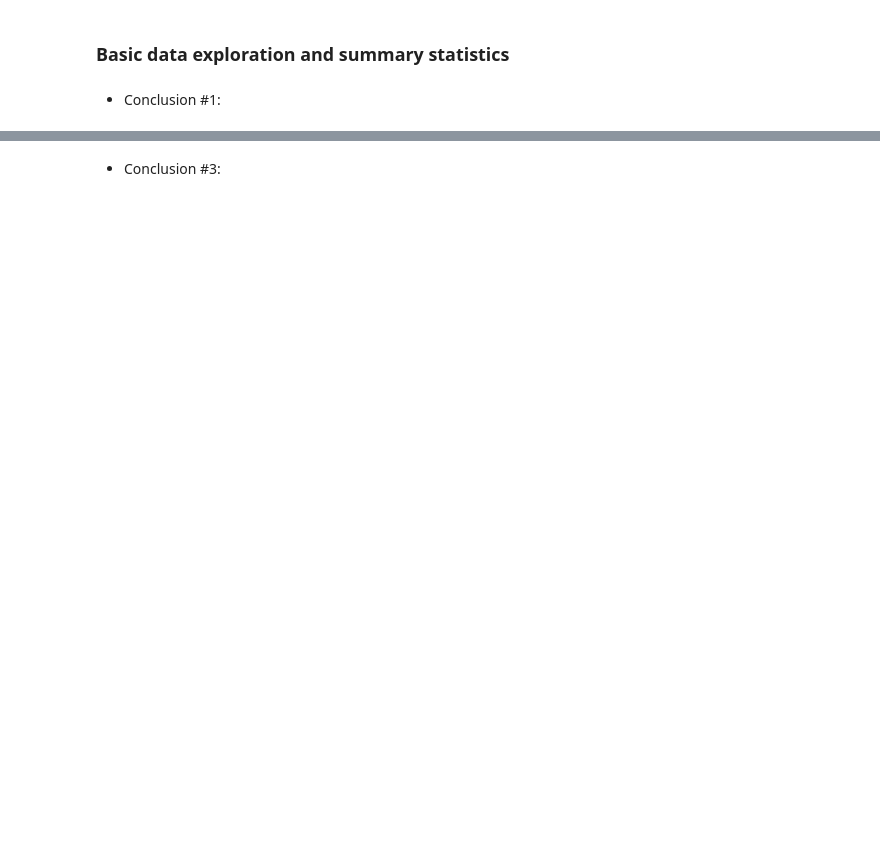
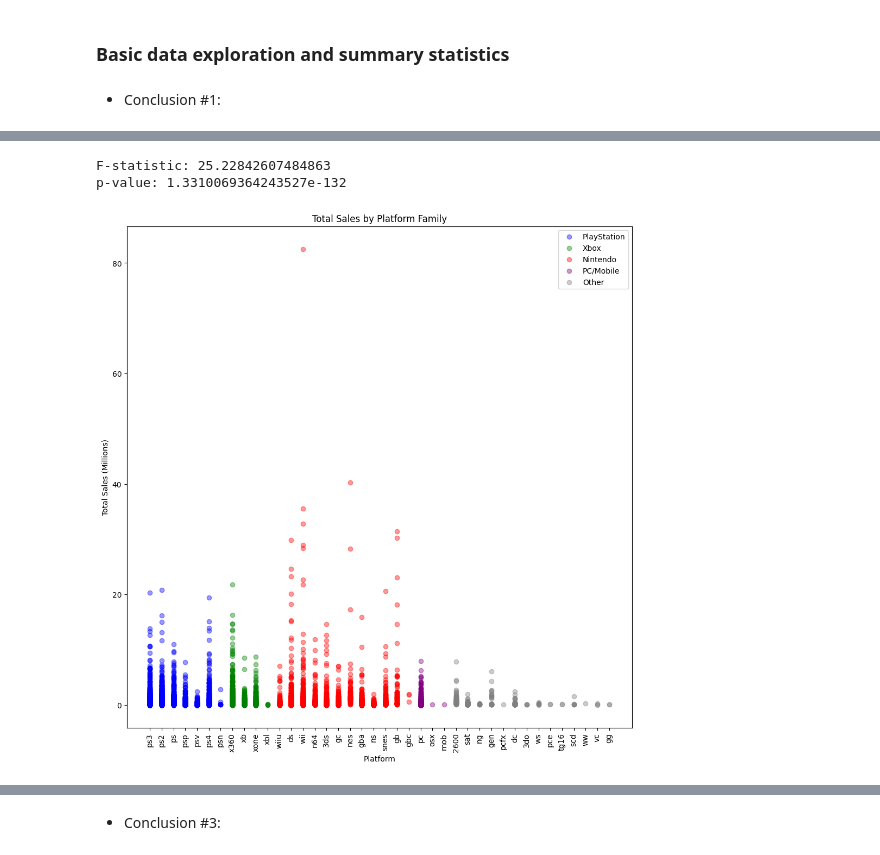
Before and after one commit to JericoJr/CMSC320_Final_Project, a Jupyter notebook: CMSC320_FinalProject_Checkpoint2.ipynb, the cells around one changed output, grey strips where cells are left out. Drawn from its saved outputs; the diff is of its cells as text; code cells hidden in the pictures; blank space fills up the shorter version.

```diff
--- a/CMSC320_FinalProject_Checkpoint2.ipynb
+++ b/CMSC320_FinalProject_Checkpoint2.ipynb
@@ -413,0 +455,79 @@ dtype: int64
+# %%
+from scipy.stats import f_oneway
+
+groups = []
+
+# loop through each platform group
+for name, group in df.groupby("platform"):
+    # keep only platforms with enough data points for reliable testing
+    if len(group) >= 5:
+        groups.append(group["total_sales"].values)
+
+# perform one-way ANOVA across platform groups
+f_stat, p_val = f_oneway(*groups)
+
+# strength of differences between group means
+print("F-statistic:", f_stat)
+
+# significance of those differences
+print("p-value:", p_val)
+# %% [output]
+F-statistic: 25.22842607484863
+p-value: 1.3310069364243527e-132
+# %%
+import matplotlib.pyplot as plt
+
+# function that groups each platform into a broader console family category
+def get_family(platform):
+    ps = ["ps", "ps2", "ps3", "ps4", "psp", "psv", "psn"]
+    xbox = ["xb", "x360", "xone", "xbl"]
+    nintendo = ["nes", "snes", "n64", "gc", "wii", "wiiu", "ds", "3ds", "gb", "gba", "gbc", "ns"]
+    pc = ["pc", "osx", "linux", "mob"]
+
+    if platform in ps:
+        return "PlayStation"
+    elif platform in xbox:
+        return "Xbox"
+    elif platform in nintendo:
+        return "Nintendo"
+    elif platform in pc:
+        return "PC/Mobile"
+    else:
+        return "Other"
+
+# dictionary mapping each platform family to a plot color
+family_colors = {
+    "PlayStation": "blue",
+    "Xbox": "green",
+    "Nintendo": "red",
+    "PC/Mobile": "purple",
+    "Other": "gray"
+}
+
+# create a new column that assigns each platform to its family category
+df["family"] = df["platform"].apply(get_family)
+
+# recreate color mapping for plotting (redundant but used for visualization)
+family_colors = {
+    "PlayStation": "blue",
+    "Xbox": "green",
+    "Nintendo": "red",
+    "PC/Mobile": "purple",
+    "Other": "gray"
+}
+
+plt.figure(figsize=(12,12))
+
+for family, color in family_colors.items():
+    subset = df[df["family"] == family]
+    plt.scatter(subset["platform"], subset["total_sales"],
+                label=family, alpha=0.4, color=color)
+
+plt.xticks(rotation=90)
+plt.xlabel("Platform")
+plt.ylabel("Total Sales (Millions)")
+plt.title("Total Sales by Platform Family")
+plt.legend()
+plt.show()
+# %% [output]
+[figure, added]
```
Also changed, not shown: parts of 14 cells of this notebook, 2 other files.
